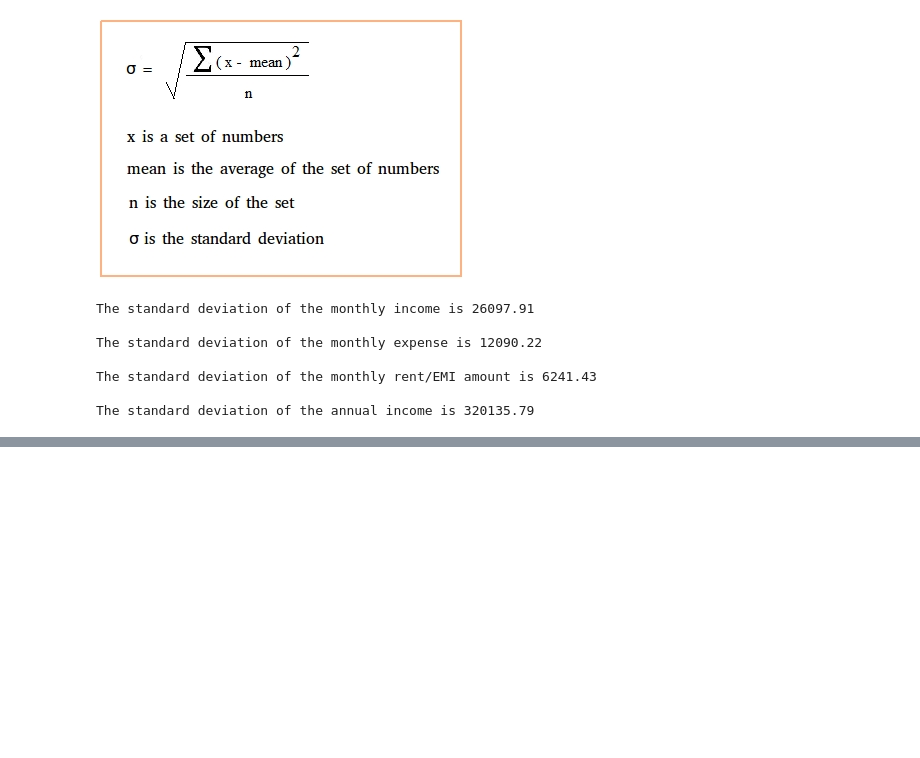
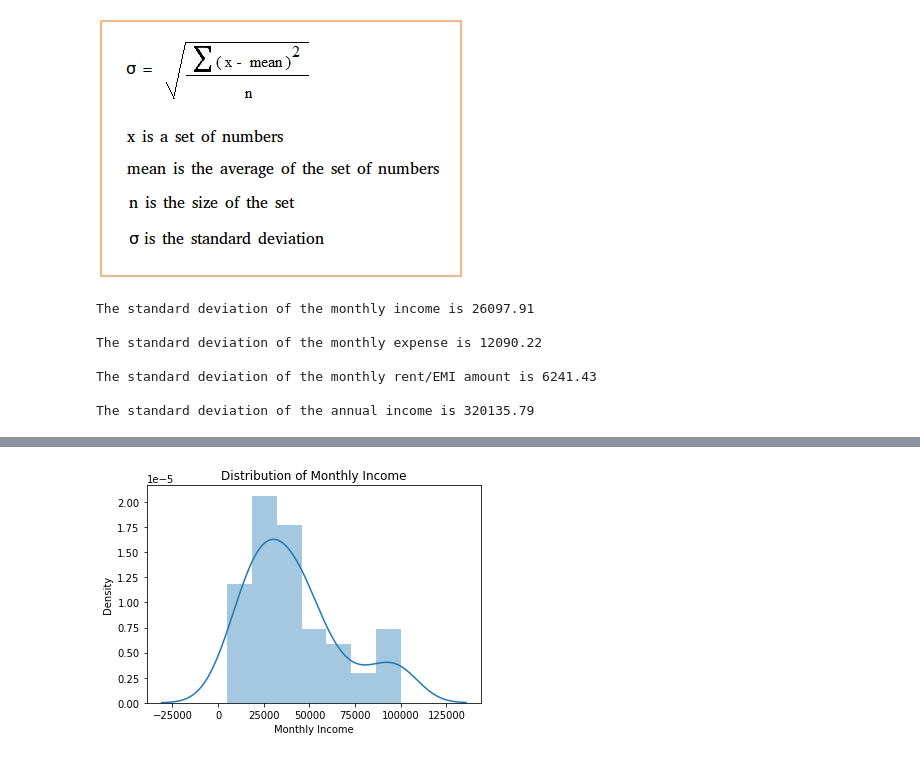
Before and after one commit to rsonar821/Descriptive-Statistics, a Jupyter notebook: Descriptive_Statistics.ipynb, the cells around one changed output, grey strips where cells are left out. Cells and saved outputs as stored; diff of their text form; code cells hidden in the pictures; blank space fills up the shorter version.

```diff
--- a/Descriptive_Statistics.ipynb
+++ b/Descriptive_Statistics.ipynb
@@ -180,0 +271,8 @@ The standard deviation of the annual income is 320135.79
+# %%
+# Plotting a distribution plot to check whether it is normal or not
+figure = sns.distplot(df['monthly_income'])
+figure.set(title='Distribution of Monthly Income')
+figure.set(xlabel='Monthly Income')
+plt.show(figure)
+# %% [output]
+[figure, added]
```
Also changed, not shown: parts of 44 cells of this notebook.
